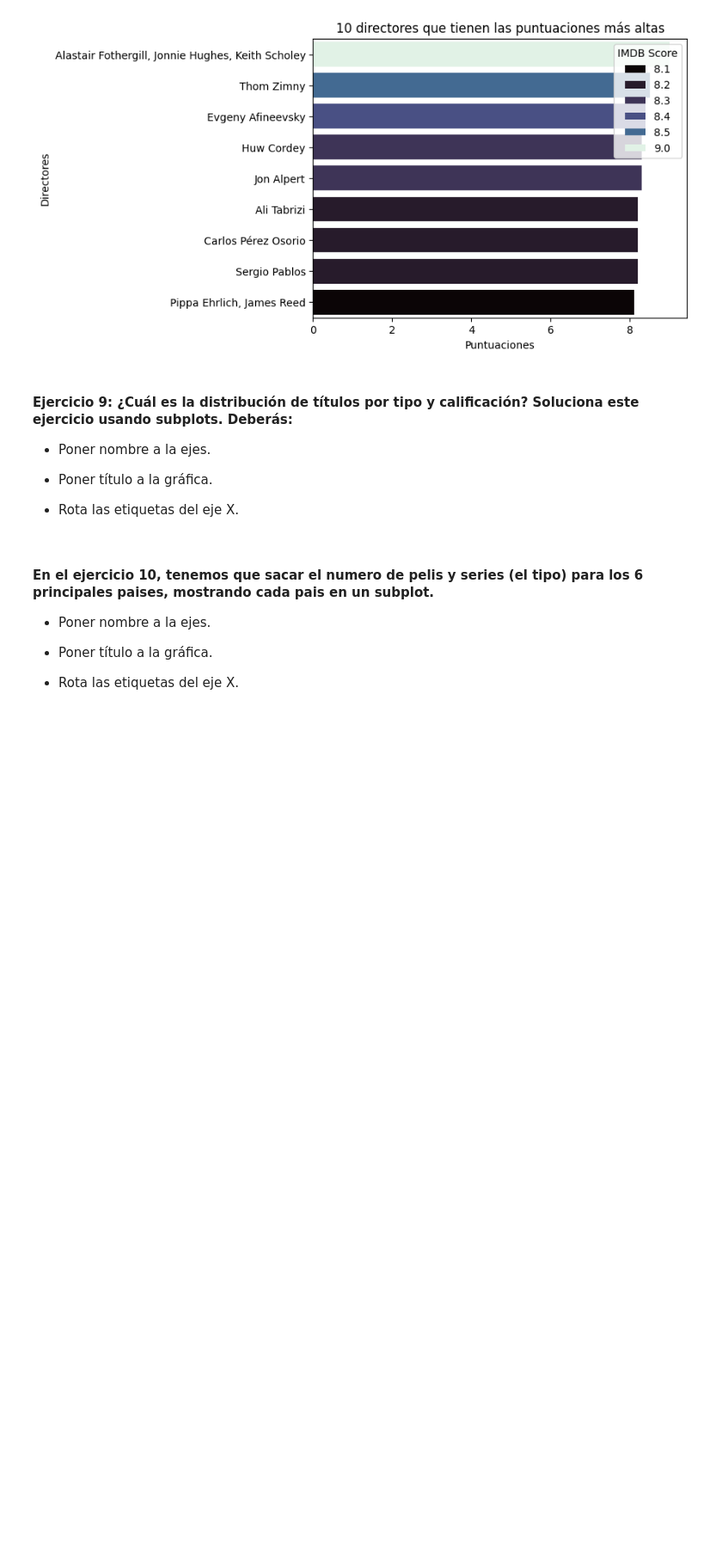
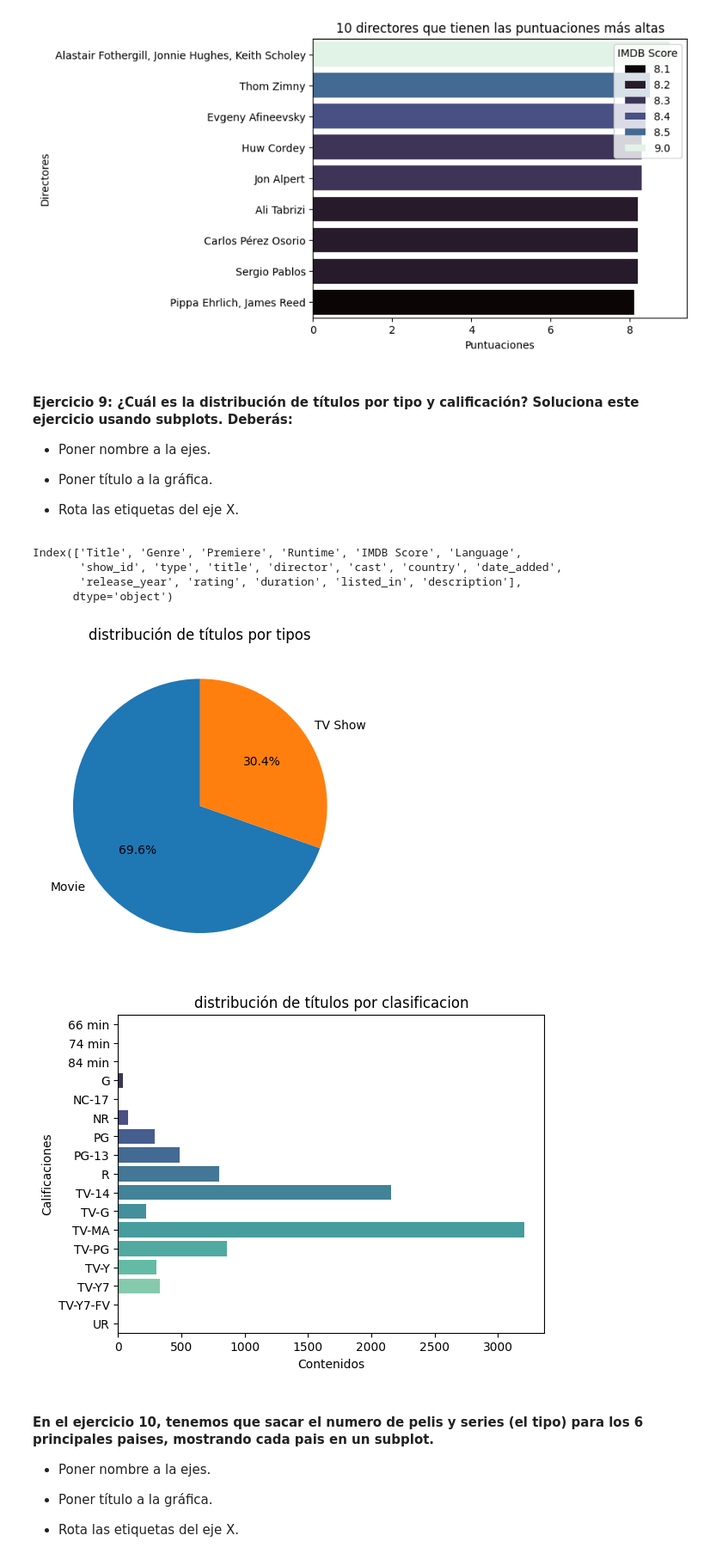
Before and after one commit to santiagorodriguez-dev/laboratorio-modulo2-leccion04-visualizacion, a Jupyter notebook: laboratorio-modulo2-leccion04-visualizacion.ipynb, the cells around one changed output. Shown: that part at 86% size. Cells and saved outputs as stored; diff of their text form; code cells hidden in the pictures; blank space fills up the shorter version.

```diff
--- a/laboratorio-modulo2-leccion04-visualizacion.ipynb
+++ b/laboratorio-modulo2-leccion04-visualizacion.ipynb
@@ -277,6 +277,47 @@ plt.show()
 - Poner título a la gráfica.
 
 - Rota las etiquetas del eje X.
+# %%
+df.columns
+# %% [output]
+Index(['Title', 'Genre', 'Premiere', 'Runtime', 'IMDB Score', 'Language',
+       'show_id', 'type', 'title', 'director', 'cast', 'country', 'date_added',
+       'release_year', 'rating', 'duration', 'listed_in', 'description'],
+      dtype='object')
+# %%
+df_titulos_rating= df.groupby("rating")["title"].count().reset_index()
+df_titulos_rating
+df_titulos_type = df.groupby("type")["title"].count().reset_index()
+df_titulos_type
+
+plt.pie("title", labels= "type",
+        data = df_titulos_type,
+        autopct=  '%1.1f%%',
+        textprops={'fontsize': 10},
+        startangle=90)
+
+plt.title("distribución de títulos por tipos")
+
+plt.show()
+df_titulos_rating
+
+sns.barplot(y="rating",
+            hue="rating",
+            x="title",
+            data=df_titulos_rating,
+            palette="mako",
+        )
+
+# Título del primer gráfico de barras
+plt.title("distribución de títulos por clasificacion")
+plt.xlabel("Contenidos")
+plt.ylabel("Calificaciones")
+plt.yticks()
+plt.xticks()
+plt.show()
+# %% [output]
+[figure, added]
+[figure, added]
 # %% [markdown]
 #### En el ejercicio 10, tenemos que sacar el numero de pelis y series (el tipo) para los 6 principales paises, mostrando cada pais en un subplot.
 
```
